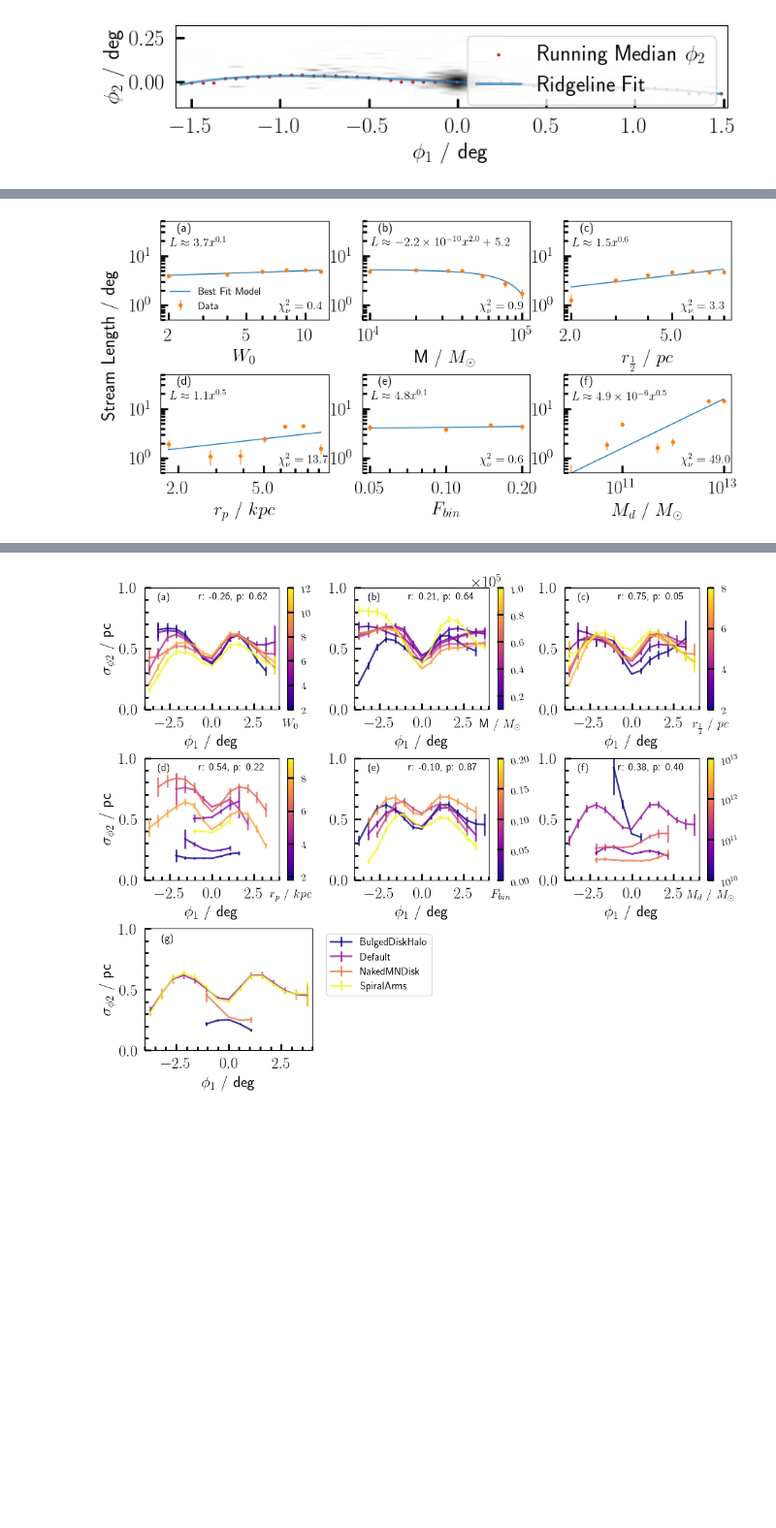
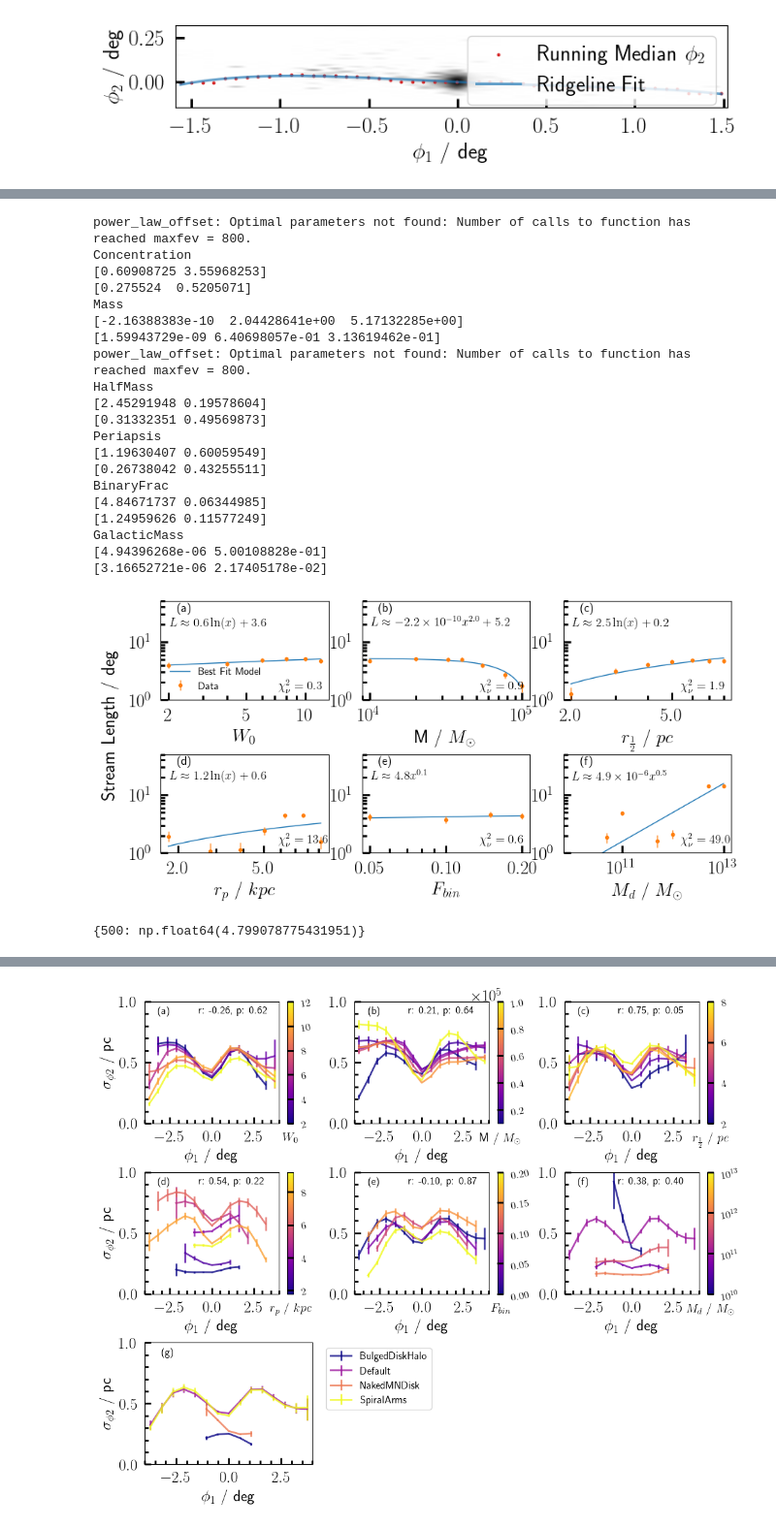
Before and after one commit to RSPicken2/stellar-streams, a Jupyter notebook: Ridgeline.ipynb, the cells around one changed output, grey strips where cells are left out. Shown at 97% size. Cells and saved outputs as stored; diff of their text form; code cells hidden in the pictures; blank space fills up the shorter version.

Commit message:
Fetching some quantitive data to report

```diff
--- a/Ridgeline.ipynb
+++ b/Ridgeline.ipynb
@@ -290,0 +338,8 @@ densities = map_leaves(streams_data, steam_density_old, phi1_lim=15, bins=15)
+# %%
+target=3.
+for ex in densities.keys():
+    print(f'==={ex}===')
+    for r in densities[ex].keys():
+        idx = densities[ex][r][time][1] == target
+        d = densities[ex][r][time][0][idx[:-1]]
+        print(f'{r}: {d}')
@@ -290,0 +388,9 @@ densities = map_leaves(streams_data, steam_density_old, phi1_lim=15, bins=15)
+# %%
+fig, ax = plt.subplots()
+ax.plot(list(data.keys()), list(data.values()), linestyle='', marker='.',
+       label='Data')
+
+linx = np.linspace(min(data.keys()), max(data.keys()), 1000)
+model = m*linx+c
+ax.plot(linx, model, alpha=0.8, label=fr'$y={m:.2e}x + {c:.2f}$')
+ax.legend()
@@ -291,4 +404,6 @@ densities = map_leaves(streams_data, steam_density_old, phi1_lim=15, bins=15)
 # %%
+
+
 cols = 3
 fig, axes = plt.subplots(int(np.ceil(len(e.exlist)/cols)), cols, figsize=(4*cols, 4*len(e.exlist)/cols))
 sigma = 1
@@ -336,7 +451,7 @@ for j, ((ex_name, ex_d), ax) in enumerate(zip(densities.items(), axes.flatten())
         hist, edges = d[time]
         smoothed = gaussian_filter1d(hist, sigma=sigma)
         bin_centres = 0.5 * (edges[1:] + edges[:-1])
-        y_err = np.sqrt(smoothed)
+        y_err = np.sqrt(len(smoothed))
 
         ax.errorbar(bin_centres, smoothed, yerr=y_err, alpha=0.8, label=ex.FormatLabel(run),
                  linewidth=2, color=colour_fn(run))
@@ -520,5 +485,7 @@ plt.show()
 # %%
-all_run_lengths = map_leaves(streams_data, stream_length)
+lower=5
+upper=100-lower
+all_run_lengths = map_leaves(streams_data, stream_length_angular, lower=lower, upper=upper)
 
 a = lambda x: x[time]
 run_lengths = {exp_name: list(map(a, run_lengths.values())) for exp_name, run_lengths in all_run_lengths.items()}
@@ -549,9 +516,15 @@ for i, (ex, ax) in enumerate(zip(e.exlist, axes.flatten())):
         y_err = 1/np.sqrt(len(rns))
         best_model, results_df = find_model(rns, lens, y_err=y_err)
         popt = best_model['popt']
+        err = best_model['perr']
         chi2_red = best_model['chi2_red']
         func = best_model['func']
         func_name = best_model['Model']
+        print(ex.name)
+        print(popt)
+        print(err)
+       # print(results_df)
+
 
         x_smooth = np.linspace(np.min(rns), np.max(rns), 50)
         y_smooth = func(x_smooth, *popt)
@@ -580,32 +553,58 @@ for i, (ex, ax) in enumerate(zip(e.exlist, axes.flatten())):
      #     ncol=2, fontsize=14, columnspacing=1.2)
 
 
     ax.set_xlabel(rf'{ex.label} / {ex.unit}' if ex.unit else rf'{ex.label}')
     ax.set_xscale('log')
     ax.minorticks_on()
 
 
     if ex.sciNot:
         ax.xaxis.set_major_formatter(LogFormatterSciNotation())
         ax.xaxis.set_minor_formatter(NullFormatter())
     else:
         ax.xaxis.set_major_locator(LogLocator(base=10, subs=(1, 2, 5)))
         ax.xaxis.set_major_formatter(ScalarFormatter())
         ax.xaxis.set_minor_formatter(NullFormatter())
         ax.ticklabel_format(axis='x', style='plain')
 
-    ax.set_ylim([0.5,50])
+    #ax.set_ylim([100,5000])
+    ax.set_ylim([1,50])
+
 
 axes.flatten()[-1].set_visible(False)
 axes.flatten()[-2].set_visible(False)
 axes.flatten()[-3].set_visible(False) # remove galfeatures
 
 axes.flatten()[0].set_ylabel('Stream Length / deg')
 axes.flatten()[0].yaxis.set_label_coords(-0.25, -0.25)
 
 fig.subplots_adjust(hspace=0.55)
 fig.subplots_adjust(wspace=0.2)
 plt.savefig('Images/StreamLengths.png',bbox_inches='tight')
 plt.show()
 # %% [output]
+power_law_offset: Optimal parameters not found: Number of calls to function has reached maxfev = 800.
+Concentration
+[0.60908725 3.55968253]
+[0.275524  0.5205071]
+Mass
+[-2.16388383e-10  2.04428641e+00  5.17132285e+00]
+[1.59943729e-09 6.40698057e-01 3.13619462e-01]
+power_law_offset: Optimal parameters not found: Number of calls to function has reached maxfev = 800.
+HalfMass
+[2.45291948 0.19578604]
+[0.31332351 0.49569873]
+Periapsis
+[1.19630407 0.60059549]
+[0.26738042 0.43255511]
+BinaryFrac
+[4.84671737 0.06344985]
+[1.24959626 0.11577249]
+GalacticMass
+[4.94396268e-06 5.00108828e-01]
+[3.16652721e-06 2.17405178e-02]
-[figure, old version]
+[figure, new version]
+# %%
+all_run_lengths['Concentration'][6]
+# %% [output]
+{500: np.float64(4.799078775431951)}
```
Also changed, not shown: parts of 14 cells of this notebook.
